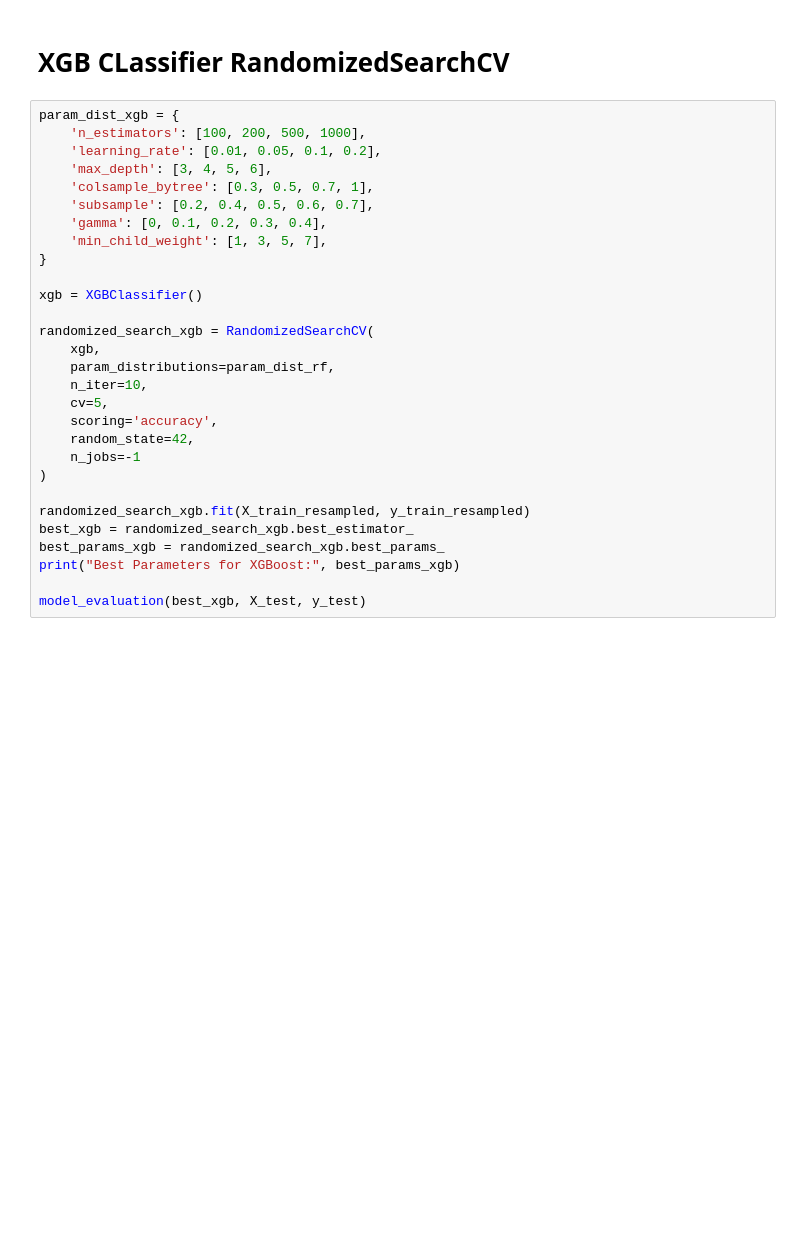
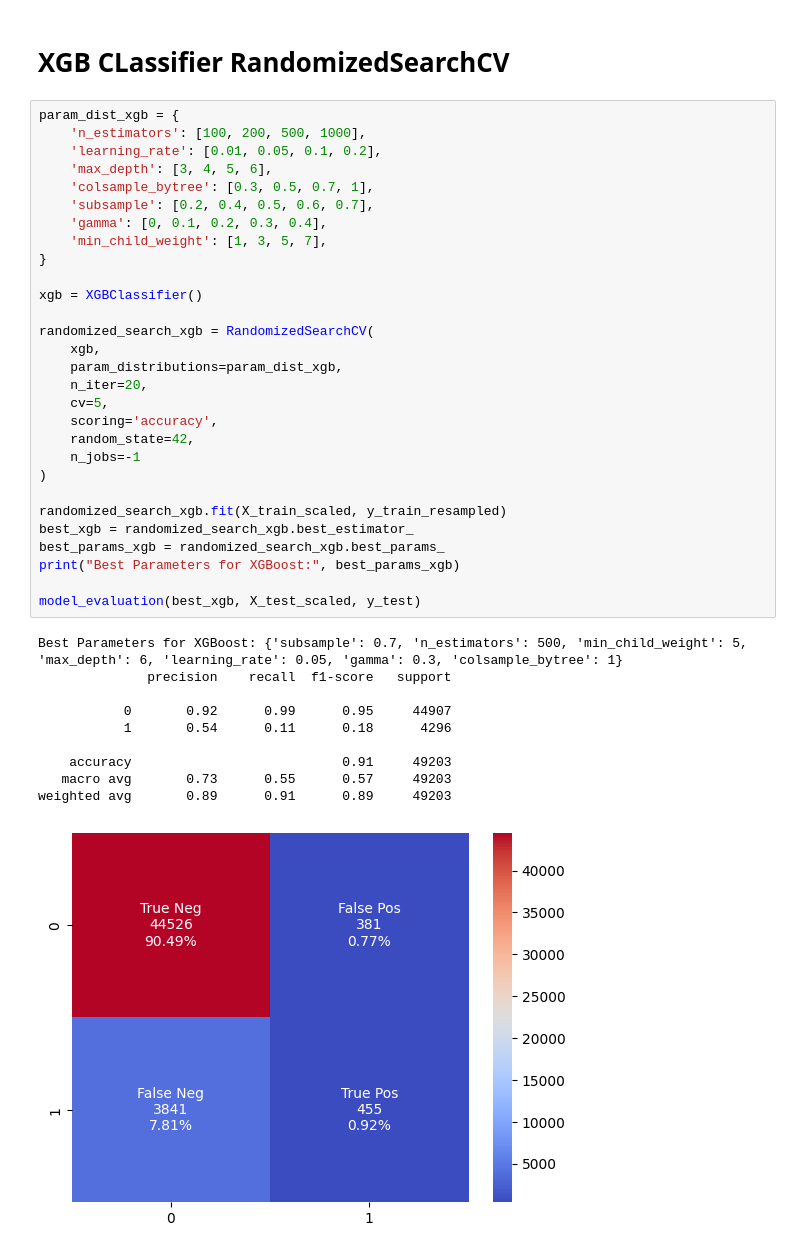
Before and after one commit to acyeow/heart_disease_ml, a Jupyter notebook: heart_disease_ml.ipynb, the cells around one changed output. Drawn from its saved outputs; the diff is of its cells as text; blank space fills up the shorter version.

```diff
--- a/heart_disease_ml.ipynb
+++ b/heart_disease_ml.ipynb
@@ -635,29 +646,40 @@ model_evaluation(best_rf, X_test, y_test)
 # %%
 param_dist_xgb = {
     'n_estimators': [100, 200, 500, 1000],
     'learning_rate': [0.01, 0.05, 0.1, 0.2],
     'max_depth': [3, 4, 5, 6],
     'colsample_bytree': [0.3, 0.5, 0.7, 1],
     'subsample': [0.2, 0.4, 0.5, 0.6, 0.7],
     'gamma': [0, 0.1, 0.2, 0.3, 0.4],
     'min_child_weight': [1, 3, 5, 7],
 }
 
 xgb = XGBClassifier()
 
 randomized_search_xgb = RandomizedSearchCV(
     xgb,
-    param_distributions=param_dist_rf,
-    n_iter=10,
+    param_distributions=param_dist_xgb,
+    n_iter=20,
     cv=5,
     scoring='accuracy',
     random_state=42,
     n_jobs=-1
 )
 
-randomized_search_xgb.fit(X_train_resampled, y_train_resampled)
+randomized_search_xgb.fit(X_train_scaled, y_train_resampled)
 best_xgb = randomized_search_xgb.best_estimator_
 best_params_xgb = randomized_search_xgb.best_params_
 print("Best Parameters for XGBoost:", best_params_xgb)
 
-model_evaluation(best_xgb, X_test, y_test)
+model_evaluation(best_xgb, X_test_scaled, y_test)
+# %% [output]
+Best Parameters for XGBoost: {'subsample': 0.7, 'n_estimators': 500, 'min_child_weight': 5, 'max_depth': 6, 'learning_rate': 0.05, 'gamma': 0.3, 'colsample_bytree': 1}
+              precision    recall  f1-score   support
+
+           0       0.92      0.99      0.95     44907
+           1       0.54      0.11      0.18      4296
+
+    accuracy                           0.91     49203
+   macro avg       0.73      0.55      0.57     49203
+weighted avg       0.89      0.91      0.89     49203
+[figure, added]
```
Also changed, not shown: parts of 8 cells of this notebook.
